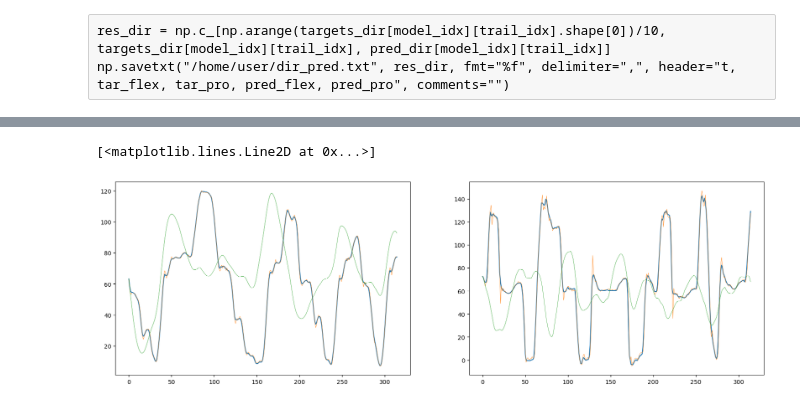
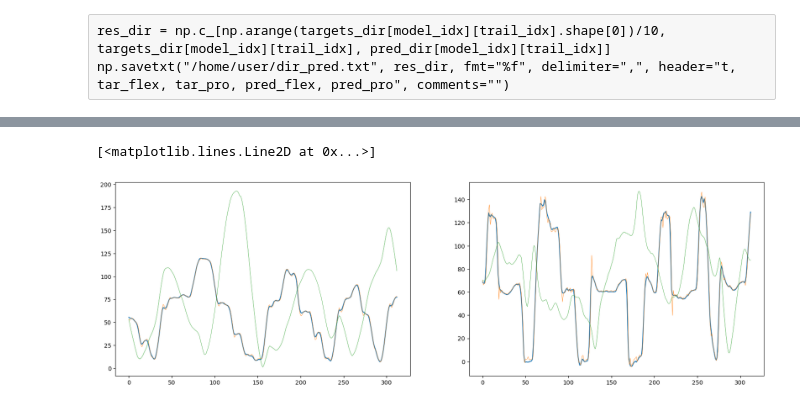
Before and after one commit to gjmm07/Masterthesis, a Jupyter notebook: JointAnglePrediction.ipynb, the cells around one changed output, grey strips where cells are left out. Saved outputs shown, nothing was run; the diff lists cells and outputs as text; code cells hidden in the pictures.

```diff
--- a/JointAnglePrediction.ipynb
+++ b/JointAnglePrediction.ipynb
@@ -969,14 +977,14 @@ narx_res
 # %%
-model_idx = 0
+model_idx = 7
 trail_idx = 1
 fig, axs = plt.subplots(1, 2, figsize=(20, 6))
 axs[0].plot(narx_predictions[model_idx].targets[trail_idx][:, 0])
 axs[0].plot(narx_predictions[model_idx].teacher_pred[trail_idx][:, 0], lw=0.5)
 axs[0].plot(narx_predictions[model_idx].schd_sampling_preds[trail_idx][:, 0], lw=0.5)
 
 axs[1].plot(narx_predictions[model_idx].targets[trail_idx][:, 1])
 axs[1].plot(narx_predictions[model_idx].teacher_pred[trail_idx][:, 1], lw=0.5)
 axs[1].plot(narx_predictions[model_idx].schd_sampling_preds[trail_idx][:, 1], lw=0.5)
 # %% [output]
 [<matplotlib.lines.Line2D at 0x...>]
-[figure, old version]
+[figure, new version]
```
Also changed, not shown: parts of 4 cells of this notebook, 7 other files.
